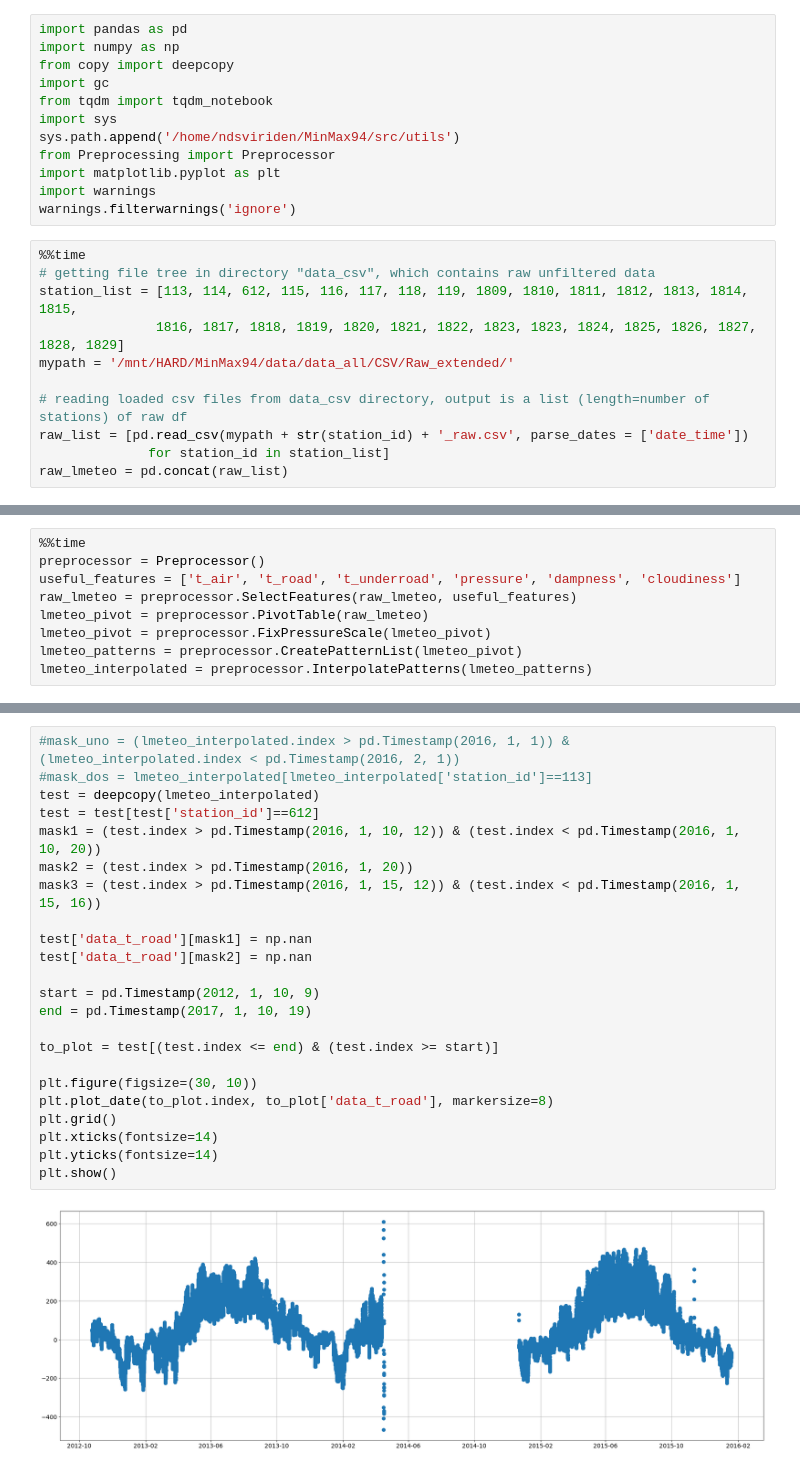
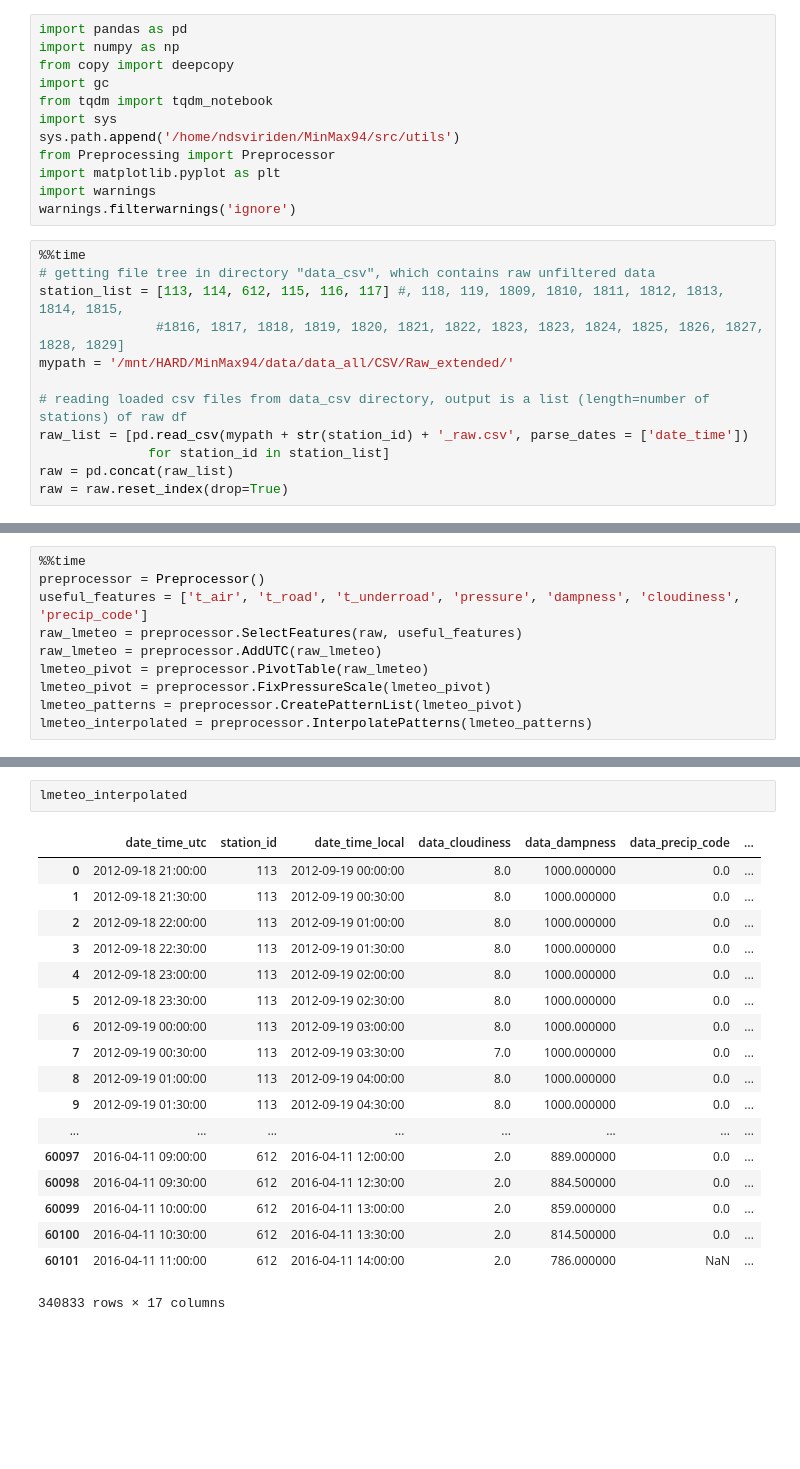
Before and after one commit to NdSv94/MinMax94, a Jupyter notebook: src/jupyter_notebooks/new_loader_test.ipynb, the cells around one changed output, grey strips where cells are left out. Drawn from its saved outputs; the diff is of its cells as text; blank space fills up the shorter version.

Commit message:
Calculation of UTC time is tested

```diff
--- a/src/jupyter_notebooks/new_loader_test.ipynb
+++ b/src/jupyter_notebooks/new_loader_test.ipynb
@@ -13,12 +13,13 @@ warnings.filterwarnings('ignore')
 # %%
 %%time
 # getting file tree in directory "data_csv", which contains raw unfiltered data
-station_list = [113, 114, 612, 115, 116, 117, 118, 119, 1809, 1810, 1811, 1812, 1813, 1814, 1815,
-               1816, 1817, 1818, 1819, 1820, 1821, 1822, 1823, 1823, 1824, 1825, 1826, 1827, 1828, 1829]
+station_list = [113, 114, 612, 115, 116, 117] #, 118, 119, 1809, 1810, 1811, 1812, 1813, 1814, 1815,
+               #1816, 1817, 1818, 1819, 1820, 1821, 1822, 1823, 1823, 1824, 1825, 1826, 1827, 1828, 1829]
 mypath = '/mnt/HARD/MinMax94/data/data_all/CSV/Raw_extended/'
 
 # reading loaded csv files from data_csv directory, output is a list (length=number of stations) of raw df
 raw_list = [pd.read_csv(mypath + str(station_id) + '_raw.csv', parse_dates = ['date_time'])
               for station_id in station_list]
-raw_lmeteo = pd.concat(raw_list)
+raw = pd.concat(raw_list)
+raw = raw.reset_index(drop=True)
 # %% [output]
@@ -27,8 +28,9 @@ Wall time: 33.1 s
 # %%
 %%time
 preprocessor = Preprocessor()
-useful_features = ['t_air', 't_road', 't_underroad', 'pressure', 'dampness', 'cloudiness']
-raw_lmeteo = preprocessor.SelectFeatures(raw_lmeteo, useful_features)
+useful_features = ['t_air', 't_road', 't_underroad', 'pressure', 'dampness', 'cloudiness', 'precip_code']
+raw_lmeteo = preprocessor.SelectFeatures(raw, useful_features)
+raw_lmeteo = preprocessor.AddUTC(raw_lmeteo)
 lmeteo_pivot = preprocessor.PivotTable(raw_lmeteo)
 lmeteo_pivot = preprocessor.FixPressureScale(lmeteo_pivot)
 lmeteo_patterns = preprocessor.CreatePatternList(lmeteo_pivot)
@@ -39,25 +41,21 @@ Wall time: 27.3 s
-# %%
-#mask_uno = (lmeteo_interpolated.index > pd.Timestamp(2016, 1, 1)) & (lmeteo_interpolated.index < pd.Timestamp(2016, 2, 1))
-#mask_dos = lmeteo_interpolated[lmeteo_interpolated['station_id']==113]
-test = deepcopy(lmeteo_interpolated)
-test = test[test['station_id']==612]
-mask1 = (test.index > pd.Timestamp(2016, 1, 10, 12)) & (test.index < pd.Timestamp(2016, 1, 10, 20))
-mask2 = (test.index > pd.Timestamp(2016, 1, 20))
-mask3 = (test.index > pd.Timestamp(2016, 1, 15, 12)) & (test.index < pd.Timestamp(2016, 1, 15, 16))
-
-test['data_t_road'][mask1] = np.nan
-test['data_t_road'][mask2] = np.nan
-
-start = pd.Timestamp(2012, 1, 10, 9)
-end = pd.Timestamp(2017, 1, 10, 19)
-
-to_plot = test[(test.index <= end) & (test.index >= start)]
-
-plt.figure(figsize=(30, 10))
-plt.plot_date(to_plot.index, to_plot['data_t_road'], markersize=8)
-plt.grid()
-plt.xticks(fontsize=14)
-plt.yticks(fontsize=14)
-plt.show()
-# %% [output]
-[figure, removed]
+# %%
+lmeteo_interpolated
+# %% [output]
+|  | date_time_utc | station_id | date_time_local | data_cloudiness | data_dampness | data_precip_code | ... |
+| 0 | 2012-09-18 21:00:00 | 113 | 2012-09-19 00:00:00 | 8.0 | 1000.000000 | 0.0 | ... |
+| 1 | 2012-09-18 21:30:00 | 113 | 2012-09-19 00:30:00 | 8.0 | 1000.000000 | 0.0 | ... |
+| 2 | 2012-09-18 22:00:00 | 113 | 2012-09-19 01:00:00 | 8.0 | 1000.000000 | 0.0 | ... |
+| 3 | 2012-09-18 22:30:00 | 113 | 2012-09-19 01:30:00 | 8.0 | 1000.000000 | 0.0 | ... |
+| 4 | 2012-09-18 23:00:00 | 113 | 2012-09-19 02:00:00 | 8.0 | 1000.000000 | 0.0 | ... |
+| 5 | 2012-09-18 23:30:00 | 113 | 2012-09-19 02:30:00 | 8.0 | 1000.000000 | 0.0 | ... |
+| 6 | 2012-09-19 00:00:00 | 113 | 2012-09-19 03:00:00 | 8.0 | 1000.000000 | 0.0 | ... |
+| 7 | 2012-09-19 00:30:00 | 113 | 2012-09-19 03:30:00 | 7.0 | 1000.000000 | 0.0 | ... |
+| 8 | 2012-09-19 01:00:00 | 113 | 2012-09-19 04:00:00 | 8.0 | 1000.000000 | 0.0 | ... |
+| 9 | 2012-09-19 01:30:00 | 113 | 2012-09-19 04:30:00 | 8.0 | 1000.000000 | 0.0 | ... |
+| ... | ... | ... | ... | ... | ... | ... | ... |
+| 60097 | 2016-04-11 09:00:00 | 612 | 2016-04-11 12:00:00 | 2.0 | 889.000000 | 0.0 | ... |
+| 60098 | 2016-04-11 09:30:00 | 612 | 2016-04-11 12:30:00 | 2.0 | 884.500000 | 0.0 | ... |
+| 60099 | 2016-04-11 10:00:00 | 612 | 2016-04-11 13:00:00 | 2.0 | 859.000000 | 0.0 | ... |
+| 60100 | 2016-04-11 10:30:00 | 612 | 2016-04-11 13:30:00 | 2.0 | 814.500000 | 0.0 | ... |
+| 60101 | 2016-04-11 11:00:00 | 612 | 2016-04-11 14:00:00 | 2.0 | 786.000000 | NaN | ... |
+340833 rows × 17 columns
```
Also changed, not shown: parts of 3 cells of this notebook.
